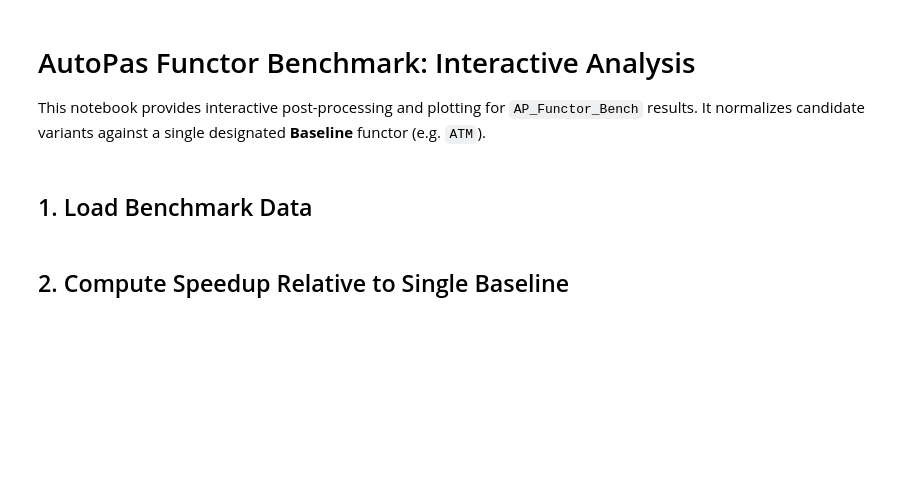
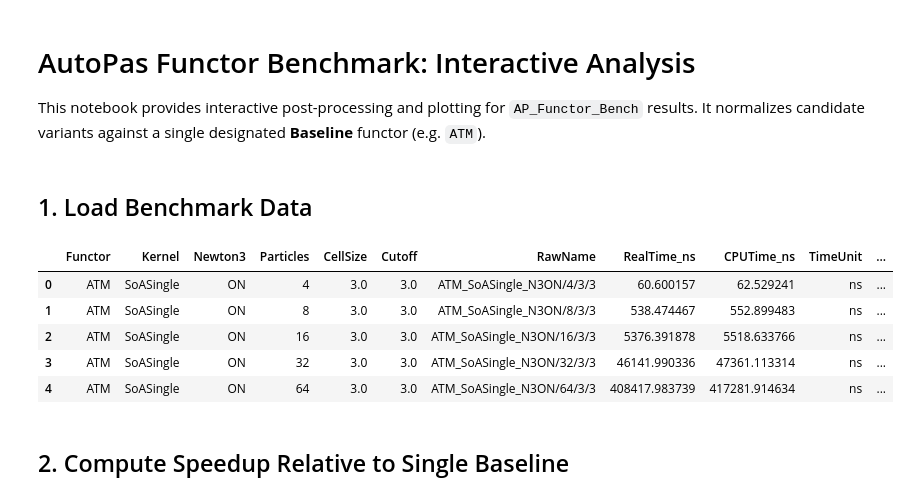
Before and after one commit to AutoPas/AutoPasFunctorBench, a Jupyter notebook: plot_benchmark.ipynb, the cells around one changed output. Cells and saved outputs as stored; diff of their text form; code cells hidden in the pictures; blank space fills up the shorter version.

```diff
--- a/plot_benchmark.ipynb
+++ b/plot_benchmark.ipynb
@@ -42,3 +25,32 @@ df.head()
+# %%
+# ==============================================================================
+# Mode A: Analyze a Single Run (Auto-detects newest JSON in results/)
+# ==============================================================================
+# json_files = sorted(Path("results").glob("**/*.json"), key=os.path.getmtime)
+# benchmark_file = json_files[-1] if json_files else Path("results/benchmark_results.json")
+# print(f"Loading single run: {benchmark_file}")
+# df = load_benchmark_json(str(benchmark_file))
+
+# ==============================================================================
+# Mode B: Compare Multiple Optimization Runs Side-by-Side
+# ==============================================================================
+runs = {
+    "Variant 1 (Test)": "results/test.json",
+    "Variant 2 (SoASinglePasc)": "results/SoASinglePasc.json",
+}
+# For forces-only comparison:
+df = load_multi_run_comparison(runs, baseline_functor="ATM", candidate_functor="ATM2")
+# For globals comparison:
+# df = load_multi_run_comparison(runs, baseline_functor="ATMGlobals", candidate_functor="ATM2Globals")
+
+df.head()
+# %% [output]
+|  | Functor | Kernel | Newton3 | Particles | CellSize | Cutoff | RawName | RealTime_ns | CPUTime_ns | TimeUnit | ... |
+| 0 | ATM | SoASingle | ON | 4 | 3.0 | 3.0 | ATM_SoASingle_N3ON/4/3/3 | 60.600157 | 62.529241 | ns | ... |
+| 1 | ATM | SoASingle | ON | 8 | 3.0 | 3.0 | ATM_SoASingle_N3ON/8/3/3 | 538.474467 | 552.899483 | ns | ... |
+| 2 | ATM | SoASingle | ON | 16 | 3.0 | 3.0 | ATM_SoASingle_N3ON/16/3/3 | 5376.391878 | 5518.633766 | ns | ... |
+| 3 | ATM | SoASingle | ON | 32 | 3.0 | 3.0 | ATM_SoASingle_N3ON/32/3/3 | 46141.990336 | 47361.113314 | ns | ... |
+| 4 | ATM | SoASingle | ON | 64 | 3.0 | 3.0 | ATM_SoASingle_N3ON/64/3/3 | 408417.983739 | 417281.914634 | ns | ... |
 # %% [markdown]
 ## 2. Compute Speedup Relative to Single Baseline
 # %%
```
Also changed, not shown: parts of 4 cells of this notebook, 5 other files.
